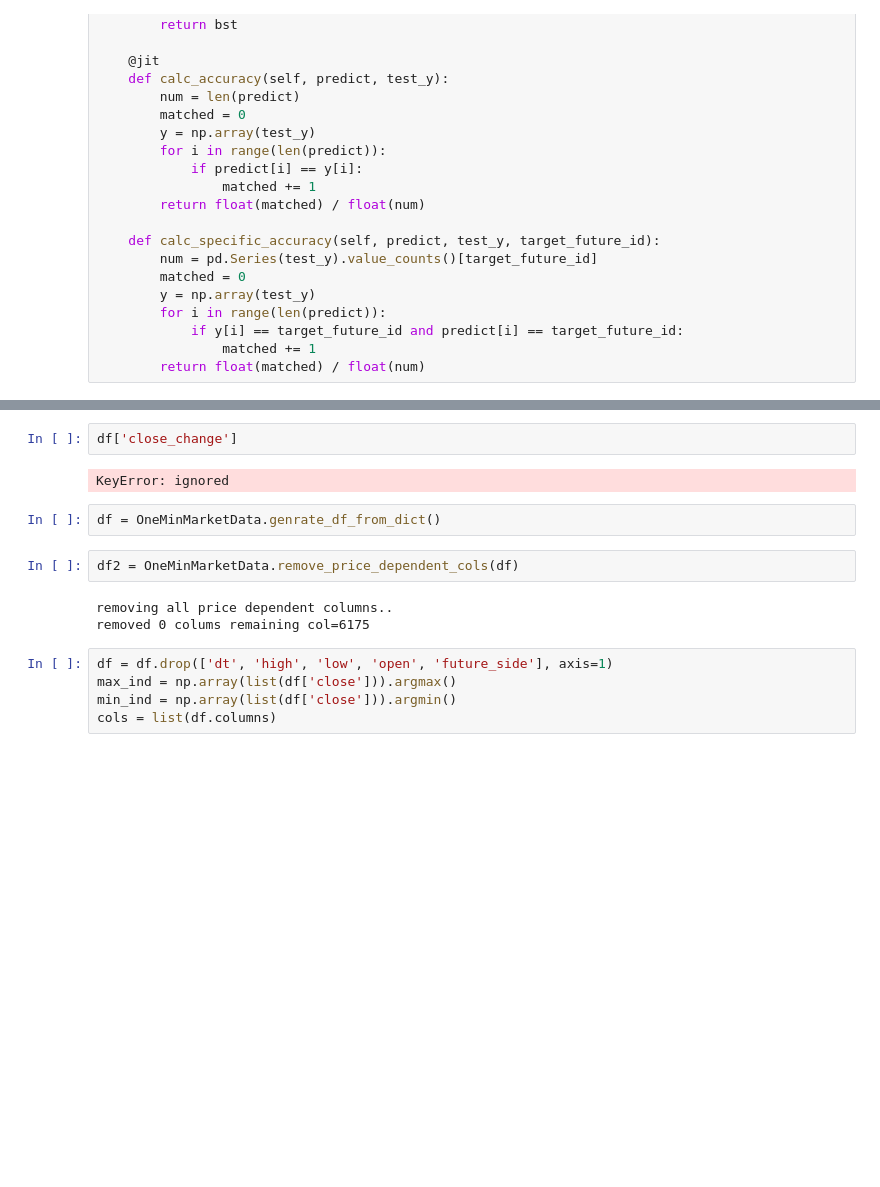
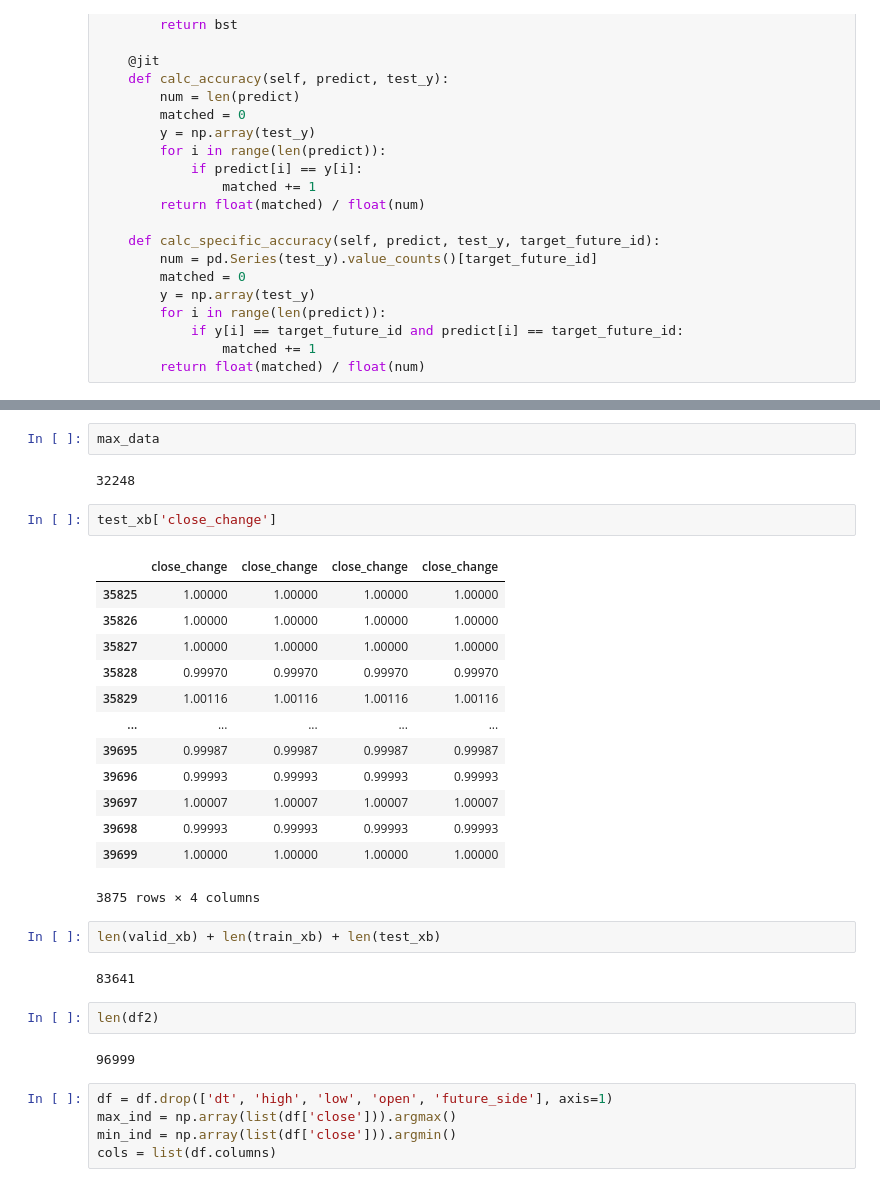
Before and after one commit to alunfes/mex-bot, a Jupyter notebook: Lgb_BPSP4.ipynb, the cells around one changed output, grey strips where cells are left out. Cells and saved outputs as stored; diff of their text form; blank space fills up the shorter version.

```diff
--- a/Lgb_BPSP4.ipynb
+++ b/Lgb_BPSP4.ipynb
@@ -2340,14 +2402,31 @@ df['close'].iloc[32] / df['close'].iloc[31]
+# %%
+max_data
+# %% [output]
+32248
 # %%
-df['close_change']
+test_xb['close_change']
 # %% [output]
+|  | close_change | close_change | close_change | close_change |
+| 35825 | 1.00000 | 1.00000 | 1.00000 | 1.00000 |
+| 35826 | 1.00000 | 1.00000 | 1.00000 | 1.00000 |
+| 35827 | 1.00000 | 1.00000 | 1.00000 | 1.00000 |
+| 35828 | 0.99970 | 0.99970 | 0.99970 | 0.99970 |
+| 35829 | 1.00116 | 1.00116 | 1.00116 | 1.00116 |
+| ... | ... | ... | ... | ... |
+| 39695 | 0.99987 | 0.99987 | 0.99987 | 0.99987 |
+| 39696 | 0.99993 | 0.99993 | 0.99993 | 0.99993 |
+| 39697 | 1.00007 | 1.00007 | 1.00007 | 1.00007 |
+| 39698 | 0.99993 | 0.99993 | 0.99993 | 0.99993 |
+| 39699 | 1.00000 | 1.00000 | 1.00000 | 1.00000 |
-KeyError: ignored
+3875 rows × 4 columns
-# %%
-df = OneMinMarketData.genrate_df_from_dict()
-# %%
-df2 = OneMinMarketData.remove_price_dependent_cols(df)
-# %% [output]
-removing all price dependent columns..
-removed 0 colums remaining col=6175
+# %%
+len(valid_xb) + len(train_xb) + len(test_xb)
+# %% [output]
+83641
+# %%
+len(df2)
+# %% [output]
+96999
 # %%
 df = df.drop(['dt', 'high', 'low', 'open', 'future_side'], axis=1)
 max_ind = np.array(list(df['close'])).argmax()
```
Also changed, not shown: parts of 17 cells of this notebook, 3 other files.
